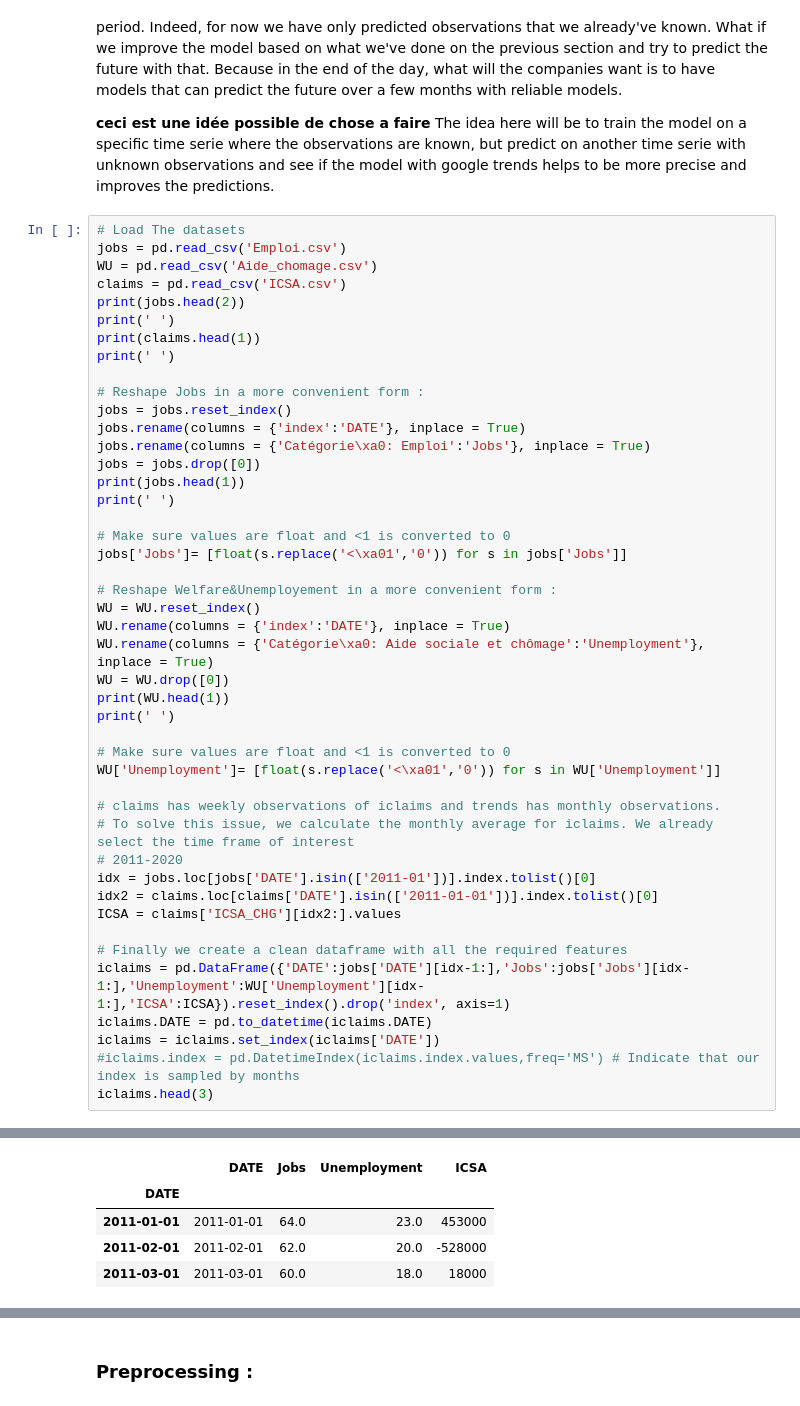
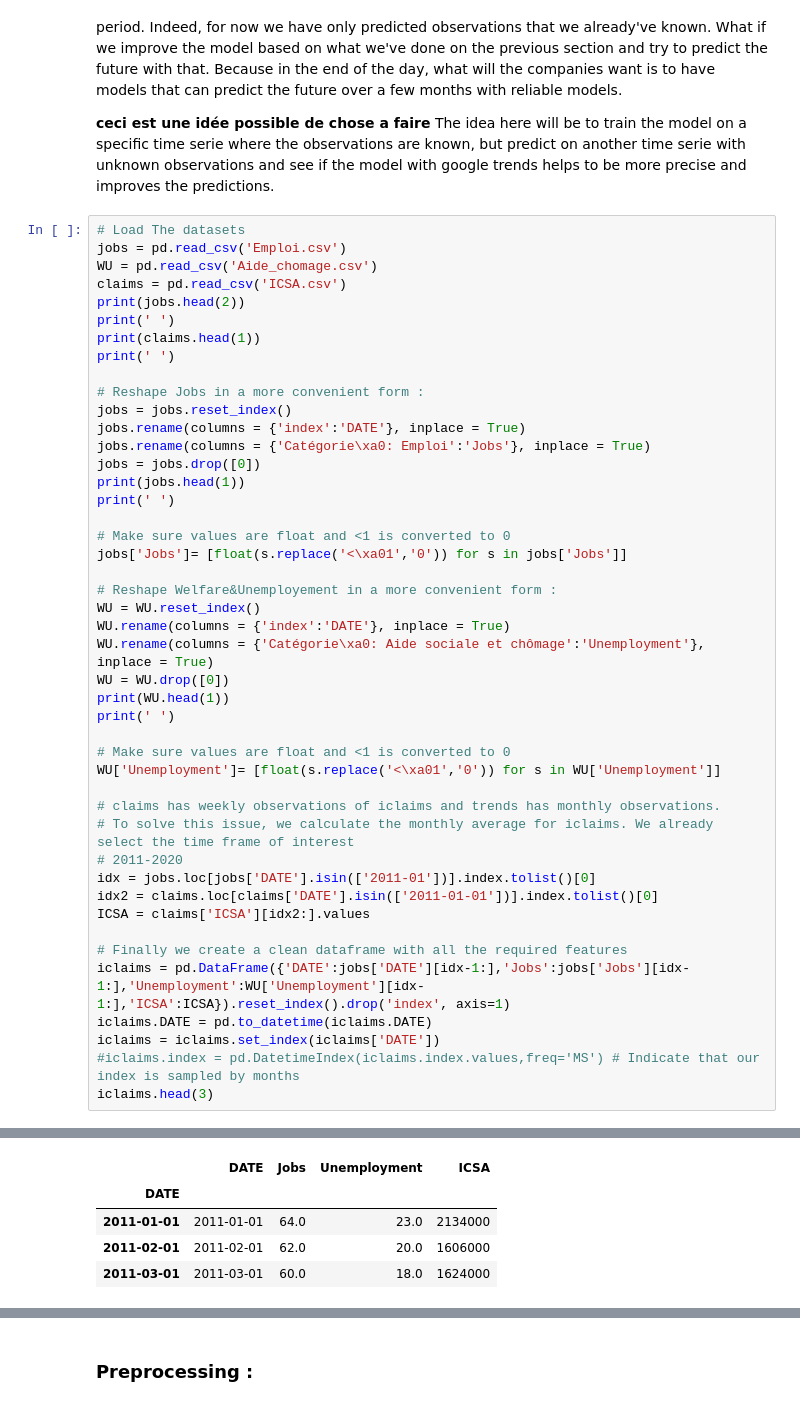
Before and after one commit to epfl-ada/ada-2020-project-milestone-p3-p3_adaimb, a Jupyter notebook: MilestoneP4.ipynb, the cells around one changed output, grey strips where cells are left out. Cells and saved outputs as stored; diff of their text form.

```diff
--- a/MilestoneP4.ipynb
+++ b/MilestoneP4.ipynb
@@ -332,7 +336,7 @@ WU['Unemployment']= [float(s.replace('<\xa01','0')) for s in WU['Unemployment']]
 # 2011-2020
 idx = jobs.loc[jobs['DATE'].isin(['2011-01'])].index.tolist()[0]
 idx2 = claims.loc[claims['DATE'].isin(['2011-01-01'])].index.tolist()[0]
-ICSA = claims['ICSA_CHG'][idx2:].values
+ICSA = claims['ICSA'][idx2:].values
 
 # Finally we create a clean dataframe with all the required features
 iclaims = pd.DataFrame({'DATE':jobs['DATE'][idx-1:],'Jobs':jobs['Jobs'][idx-1:],'Unemployment':WU['Unemployment'][idx-1:],'ICSA':ICSA}).reset_index().drop('index', axis=1)
@@ -350,11 +354,11 @@ Mois       Geo: États-Unis
 
       DATE Jobs
 1  2004-01  100
 
       DATE Unemployment
 1  2004-01           16
 |  | DATE | Jobs | Unemployment | ICSA |
 | DATE |  |  |  |  |
-| 2011-01-01 | 2011-01-01 | 64.0 | 23.0 | 453000 |
-| 2011-02-01 | 2011-02-01 | 62.0 | 20.0 | -528000 |
-| 2011-03-01 | 2011-03-01 | 60.0 | 18.0 | 18000 |
+| 2011-01-01 | 2011-01-01 | 64.0 | 23.0 | 2134000 |
+| 2011-02-01 | 2011-02-01 | 62.0 | 20.0 | 1606000 |
+| 2011-03-01 | 2011-03-01 | 60.0 | 18.0 | 1624000 |
```
Also changed, not shown: parts of 10 cells of this notebook.
